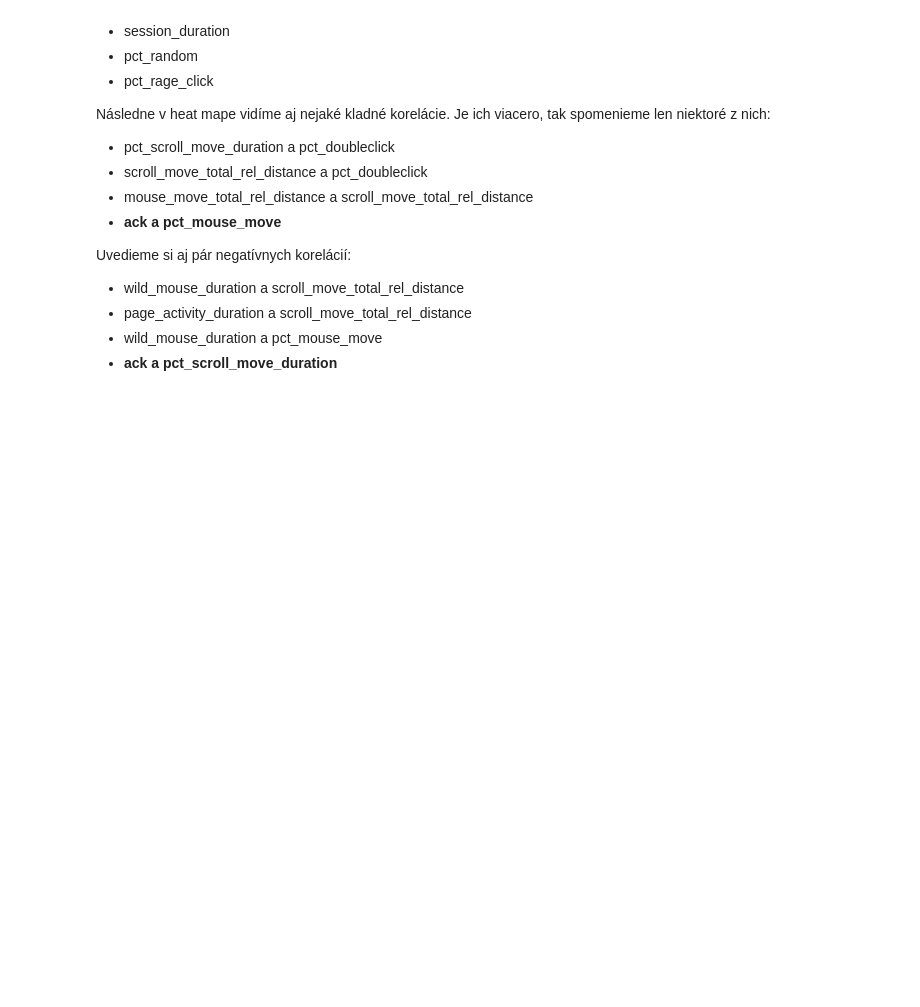
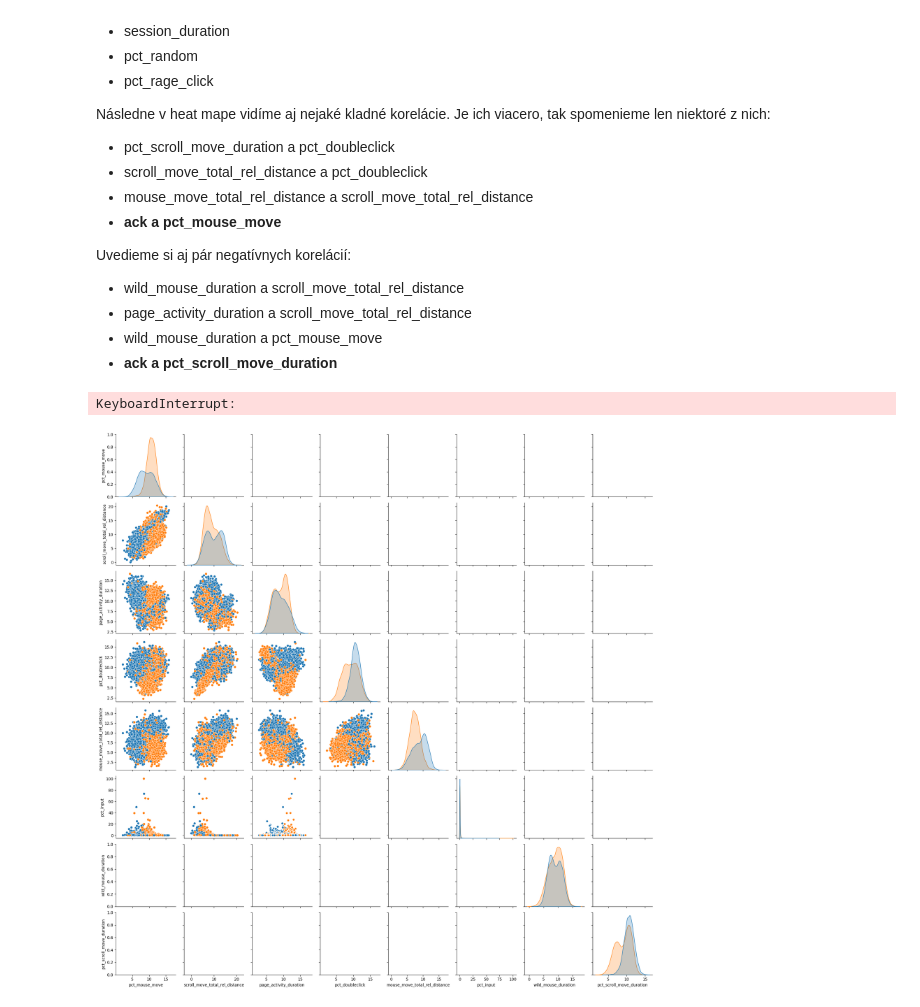
Before and after one commit to JakubGruber90/IAU_project, a Jupyter notebook: faza_1_new.ipynb, the cells around one changed output. Saved outputs shown, nothing was run; the diff lists cells and outputs as text; code cells hidden in the pictures; blank space fills up the shorter version.

```diff
--- a/faza_1_new.ipynb
+++ b/faza_1_new.ipynb
@@ -743,3 +719,10 @@ Uvedieme si aj pár negatívnych korelácií:
 <li>wild_mouse_duration a pct_mouse_move
 <li><b>ack a pct_scroll_move_duration</b>
 </ul>
+# %%
+sns.pairplot(sessions, vars=['pct_mouse_move', 'scroll_move_total_rel_distance', 'page_activity_duration', 'pct_doubleclick', 'mouse_move_total_rel_distance', 'pct_input', 'wild_mouse_duration', 'pct_scroll_move_duration'], hue='ack', diag_kind='kde') #v tejto verzii su len atributy so silnejsimi korelaciami
+
+'''sns.pairplot(sessions, vars=['pct_scroll_move', 'screen_width', 'pct_mouse_move', 'scroll_move_total_rel_distance', 'page_activity_duration', 'pct_doubleclick', 'pct_click', 'total_load_time', 'mouse_move_total_rel_distance', 'product_ean', 'pct_click_product_info', 'screen_height', 'pct_wild_mouse', 'pct_mouse_click', 'pct_input', 'session_duration', 'wild_mouse_duration', 'pct_scroll_move_duration', 'pct_scrandom', 'pct_rage_click'], hue='ack', diag_kind='kde')''' #vsetky atributy, pre pripad
+# %% [output]
+KeyboardInterrupt:
+[figure, added]
```
Also changed, not shown: parts of 27 cells of this notebook.
